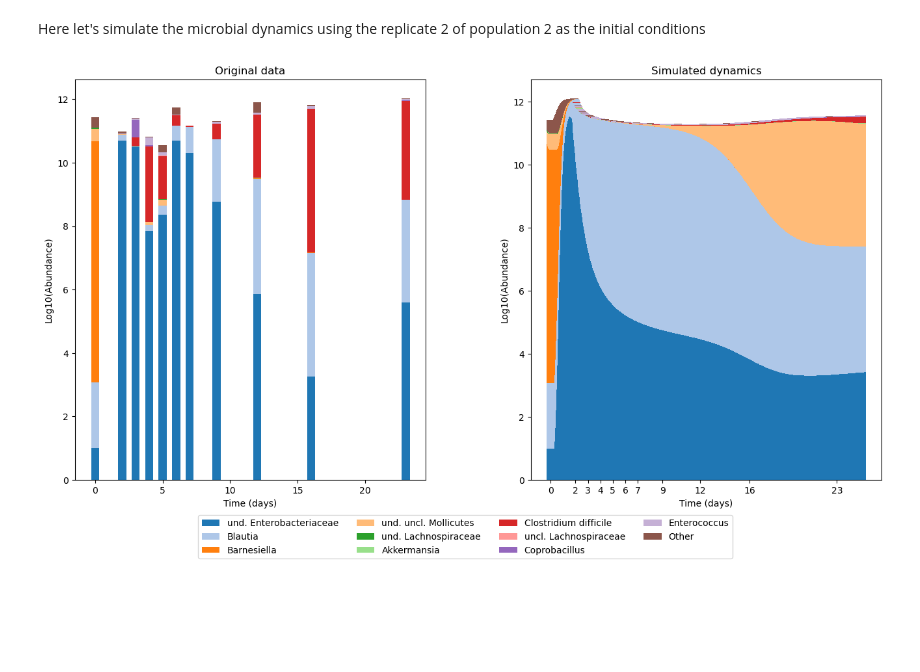
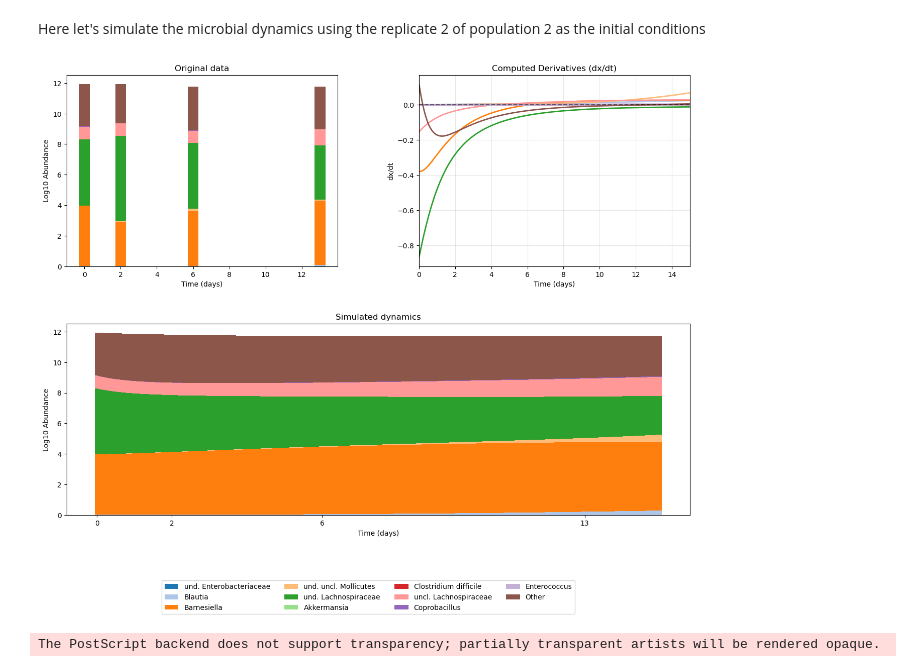
Before and after one commit to BOYANGLI233/gLV-model-implementation, a Jupyter notebook: notebook/gLV_fit.ipynb, the cells around one changed output. Saved outputs shown, nothing was run; the diff lists cells and outputs as text; code cells hidden in the pictures; blank space fills up the shorter version.

```diff
--- a/notebook/gLV_fit.ipynb
+++ b/notebook/gLV_fit.ipynb
@@ -223,25 +222,39 @@ plt.show()
 # %% [markdown]
 Here let's simulate the microbial dynamics using the replicate 2 of population 2 as the initial conditions
 # %%
-# Define initial conditions and time span
-t_span = [0, 25]
 num_t = 1000
 
 orig_data_3 = Y_data_2[:-2, 40:51]  # Original data for population 3
 orig_data_2 = Y_data_2[:-2, 25:36]  # Original data for population 2
 orig_data_1 = Y_data_2[:-2, 36:40]  # Original data for population 1
 
-x0_1 = orig_data_1[:, 0].reshape(-1, 1)  # Initial conditions based on the original data
-x0_2 = orig_data_2[:, 0].reshape(-1, 1)  # Initial conditions based on the original data
-x0_3 = np.hstack((orig_data_3[:, 0].reshape(-1, 1), (orig_data_3[:, 1].reshape(-1, 1))))  # Combine initial conditions for populations 1 and 2
+x0_1 = orig_data_1[:, 0].reshape(-1, 1)
+x0_2 = orig_data_2[:, 0].reshape(-1, 1)
+x0_3 = np.hstack((orig_data_3[:, 0].reshape(-1, 1), (orig_data_3[:, 1].reshape(-1, 1))))
 
-perturb_start_end = np.array([[0, 2]])
-x_intro = np.zeros(x0_3.shape[0])
-x_intro[6] = 2  # Set the introduction for the first population
+x_intro_1 = np.zeros(x0_1.shape[0])
+perturb_start_end_1 = None
 
-x_sim, t_sim = mI.gLV_simulation(t_span, num_t, x0_3, theta_3, x_intro=x_intro, perturb_start_end=perturb_start_end)
-orig_time = all_time[3].astype(np.float64) # Original time for population 2
-fig4 = mI.plot_simulation(species, orig_data_3, orig_time, x_sim, t_sim)
-plt.show()
+x_intro_2 = np.zeros(x0_2.shape[0])
+perturb_start_end_2 = np.array([[0, 2]])
+
+x_intro_3 = np.zeros(x0_3.shape[0])
+x_intro_3[6] = 2
+perturb_start_end_3 = np.array([[0, 2]])
+
+orig_time_1 = all_time[4].astype(np.float64)
+orig_time_2 = all_time[3].astype(np.float64)
+orig_time_3 = all_time[5].astype(np.float64)
+
+t_span_1 = [0, 15]
+t_span_2 = [0, 25]
+t_span_3 = [0, 25]
-# %% [output]
-[figure, removed]
+# %%
+x_sim, t_sim, dx_sim = mI.gLV_simulation(t_span_1, num_t, x0_1, theta_3, x_intro=x_intro_1, perturb_start_end=perturb_start_end_1)
+fig4 = mI.plot_simulation(species, orig_data_1, orig_time_1, x_sim, t_sim, dx_sim)
+plt.show()
+fig4.savefig('../figure/simulation_1.svg', bbox_inches='tight', pad_inches=0.1)
+fig4.savefig('../figure/simulation_1.eps', bbox_inches='tight', pad_inches=0.1)
+# %% [output]
+[figure, added]
+The PostScript backend does not support transparency; partially transparent artists will be rendered opaque.
```
Also changed, not shown: parts of 6 cells of this notebook, 25 other files.
